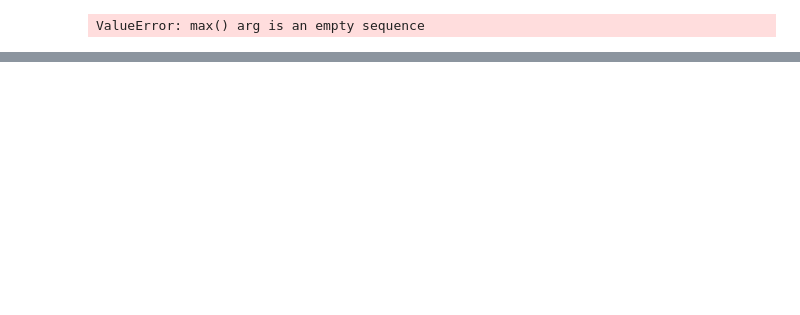
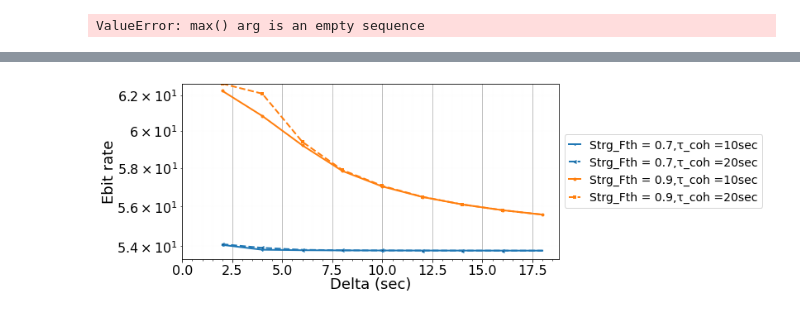
Before and after one commit to pooryousefshahrooz/QSN, a Jupyter notebook: plotting/parsing_and_plotting.ipynb, the cells around one changed output, grey strips where cells are left out. Saved outputs shown, nothing was run; the diff lists cells and outputs as text; code cells hidden in the pictures; blank space fills up the shorter version.

```diff
--- a/plotting/parsing_and_plotting.ipynb
+++ b/plotting/parsing_and_plotting.ipynb
@@ -210,16 +216,79 @@ Invalid limit will be ignored.
 # %%
-delat_value = 2
-τ_coh = 10
-f = 1/2+1/2*(np.exp(-2*delat_value/τ_coh))
-F = 0.9
-W = (4*F-1)/3
-Fe2e = W*f+(1-W)/4
-print(F,Fe2e)
-delat_value = 2
-τ_coh = 100
-f = 1/2+1/2*(np.exp(-2*delat_value/τ_coh))
-F = 0.9
-W = (4*F-1)/3
-Fe2e = W*f+(1-W)/4
-print(F,Fe2e)
+
+scheme_keys = set([])
+τ_coh_values  =set([])
+each_scheme_each_coherence_time_all_workloads = {}
+each_scheme_each_coherence_time_workloads  ={}
+
+# result_file_path = "../../QSN_results/QSN_resultsv3.csv" #for intermediate edge capacity 300 EPRps
+# result_file_path = "../../QSN_results/QSN_resultsv2.csv" #for intermediate edge capacity 100 EPRps
+result_file_path = "../../QSN_results/QSN_results_final_maximizing_rate.csv" #for intermediate edge capacity 100 EPRps
+
+
+with open(result_file_path, "r") as f:
+    reader = csv.reader( (line.replace('\0','') for line in f) )
+    for line in reader:#t_max,i,request_fidelity_threshold,
+#                                           storage_block_threshold,
+#                                           storage_capacity,τ_coh,service_delay
+        # print()
+        t_max = int(line[0])
+        i = line[1]
+        request_fidelity_threshold= float(line[2])
+        storage_block_threshold= float(line[3])
+        storage_capacity = int(line[4])
+        τ_coh = float(line[5])
+        delta = int(line[6])
+        objective_value = float(line[7])
+        edge_capacity = int(line[8])
+#         print(τ_coh)
+#         print("objective_value",objective_value)
+
+        if  ( t_max in [10] and request_fidelity_threshold in [0.7]  and
+             storage_block_threshold in [0.7,0.8,0.85,0.9] and storage_block_threshold in [0.9,0.7] and
+              edge_capacity in [600] and storage_capacity in [400] and τ_coh in [20.6913808111479,10.0]
+            ):
+            scheme = "Strg_Fth = "+str(storage_block_threshold)+",τ_coh ="+str(int(τ_coh))+"sec"
+            try:
+                each_scheme_each_coherence_time_workloads[scheme][delta].append(objective_value)
+            except:
+                try:
+                    each_scheme_each_coherence_time_workloads[scheme][delta]= [objective_value]
+                except:
+                    each_scheme_each_coherence_time_workloads[scheme]={}
+                    each_scheme_each_coherence_time_workloads[scheme][delta]=[objective_value]
+
+
+            τ_coh_values.add(delta)
+            if scheme not in scheme_keys:
+                scheme_keys.add(scheme)
+
+
+selected_values = []
+each_scheme_each_coherence_time_workloads_percentage = {}
+for scheme,τ_coh_value_satisfied_number in each_scheme_each_coherence_time_workloads.items():
+    for τ_coh,values in τ_coh_value_satisfied_number.items():
+
+        avg_EGR = sum(values)/len(values)
+        try:
+            each_scheme_each_coherence_time_workloads_percentage[scheme][τ_coh] = avg_EGR
+        except:
+            each_scheme_each_coherence_time_workloads_percentage[scheme]  ={}
+            each_scheme_each_coherence_time_workloads_percentage[scheme][τ_coh]=avg_EGR
+        selected_values.append(avg_EGR)
+
+
+τ_coh_values = list(τ_coh_values)
+τ_coh_values.sort()
+scheme_keys = list(scheme_keys)
+
+ploting_simple_y_as_x("Delta (sec)","Ebit rate",
+                        18, 18, 16,
+                      16, 0, 0,
+                      0,0,False,[],max(selected_values),
+
+                      list(scheme_keys),
+                      each_scheme_each_coherence_time_workloads_percentage,
+                      τ_coh_values,τ_coh_values,
+                      True,True,True,1,14,
+                      "plots/QSN_repeater_chain_ebit_as_delta.pdf",True,2,11.4,3.8,True)
 # %% [output]
@@ -227,0 +314 @@ print(F,Fe2e)
+[figure, added]
```
Also changed, not shown: parts of 3 cells of this notebook, 4 other files.
